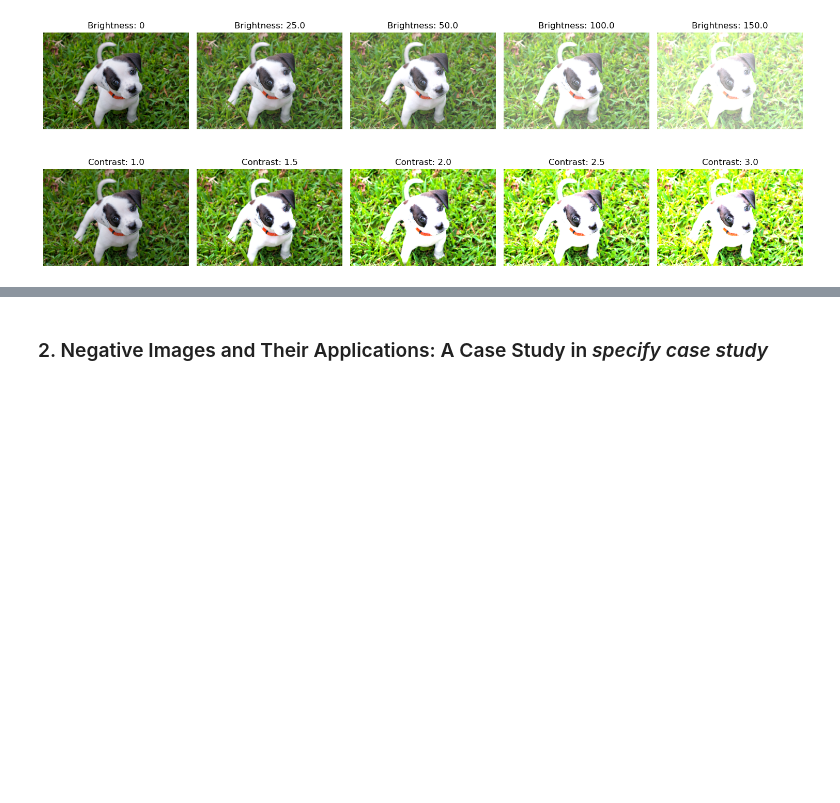
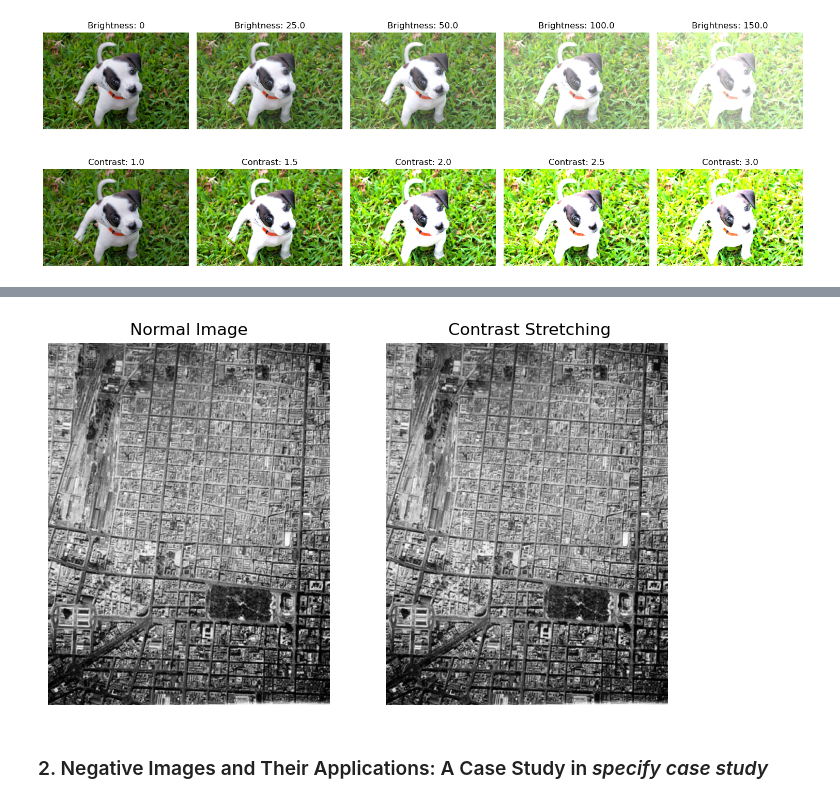
Before and after one commit to alcalderagl/processing_images, a Jupyter notebook: Activity 1/Activity_1.ipynb, the cells around one changed output, grey strips where cells are left out. Cells and saved outputs as stored; diff of their text form; code cells hidden in the pictures; blank space fills up the shorter version.

```diff
--- a/Activity 1/Activity_1.ipynb
+++ b/Activity 1/Activity_1.ipynb
@@ -94,3 +112,25 @@ plt.show()
+# %%
+map_img_asarray = np.array(map_img)
+# Calculate r_min and r_max
+r_min, r_max = np.min(map_img_asarray), np.max(map_img_asarray)
+
+# Define desired s_min and s_max
+
+s_min, s_max = 0, 255
+
+# apply contrast stretching
+stretched_image = ((map_img_asarray - r_min) / (r_max - r_min) * (s_max - s_min) + s_min).astype(np.uint8)
+
+dental_imgs = [ map_img_asarray, stretched_image]
+labels = ["Normal Image", " Contrast Stretching"]
+
+fig, axs = plt.subplots(1, 2, figsize=(8,6))
+for i, dental in enumerate(dental_imgs):
+    axs[i].imshow(dental)
+    axs[i].set_title(labels[i])
+    axs[i].axis("off")
+# %% [output]
+[figure, added]
 # %% [markdown]
 ### 2. Negative Images and Their Applications: A Case Study in *specify case study*
 # %% [markdown]
```
Also changed, not shown: parts of 4 cells of this notebook, 2 other files.
